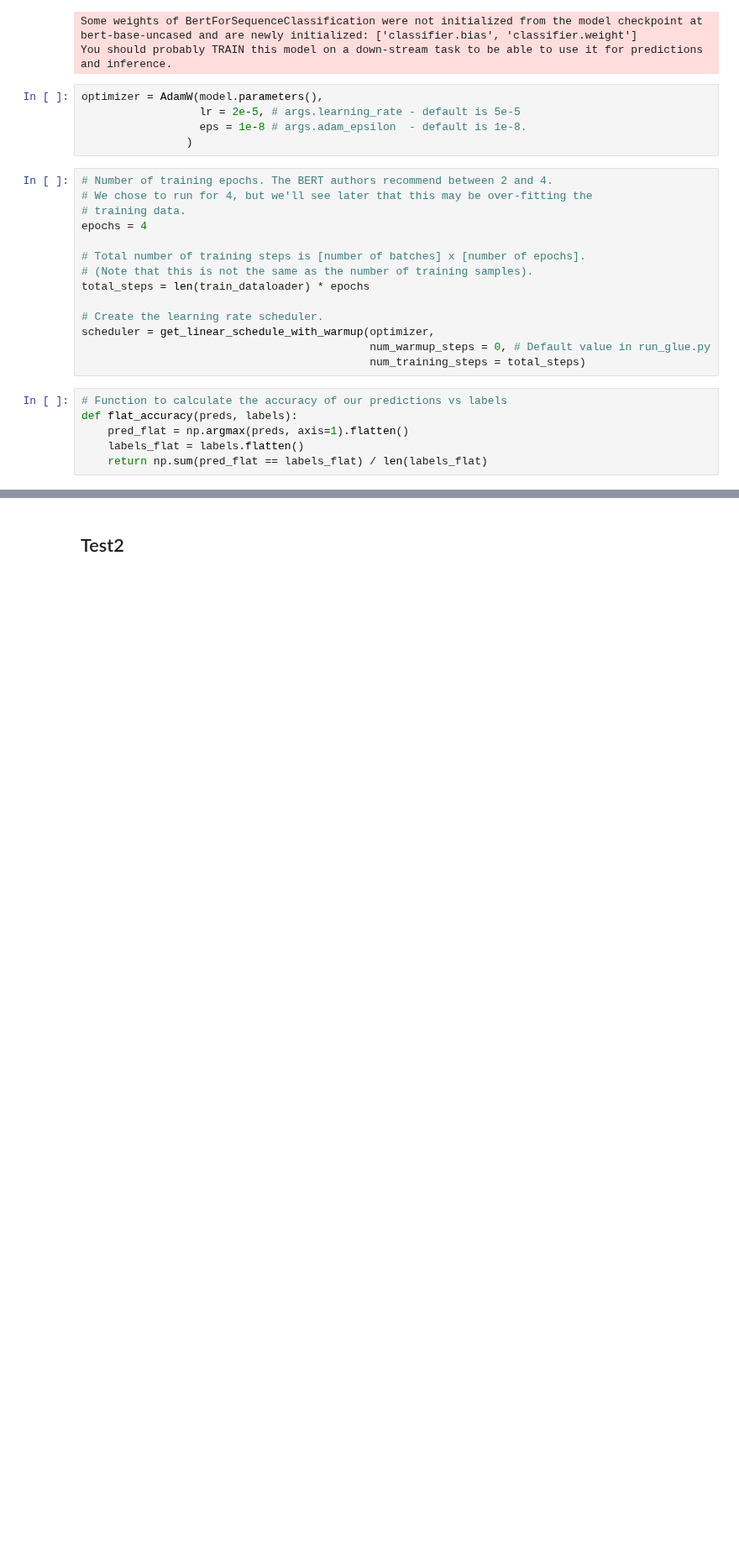
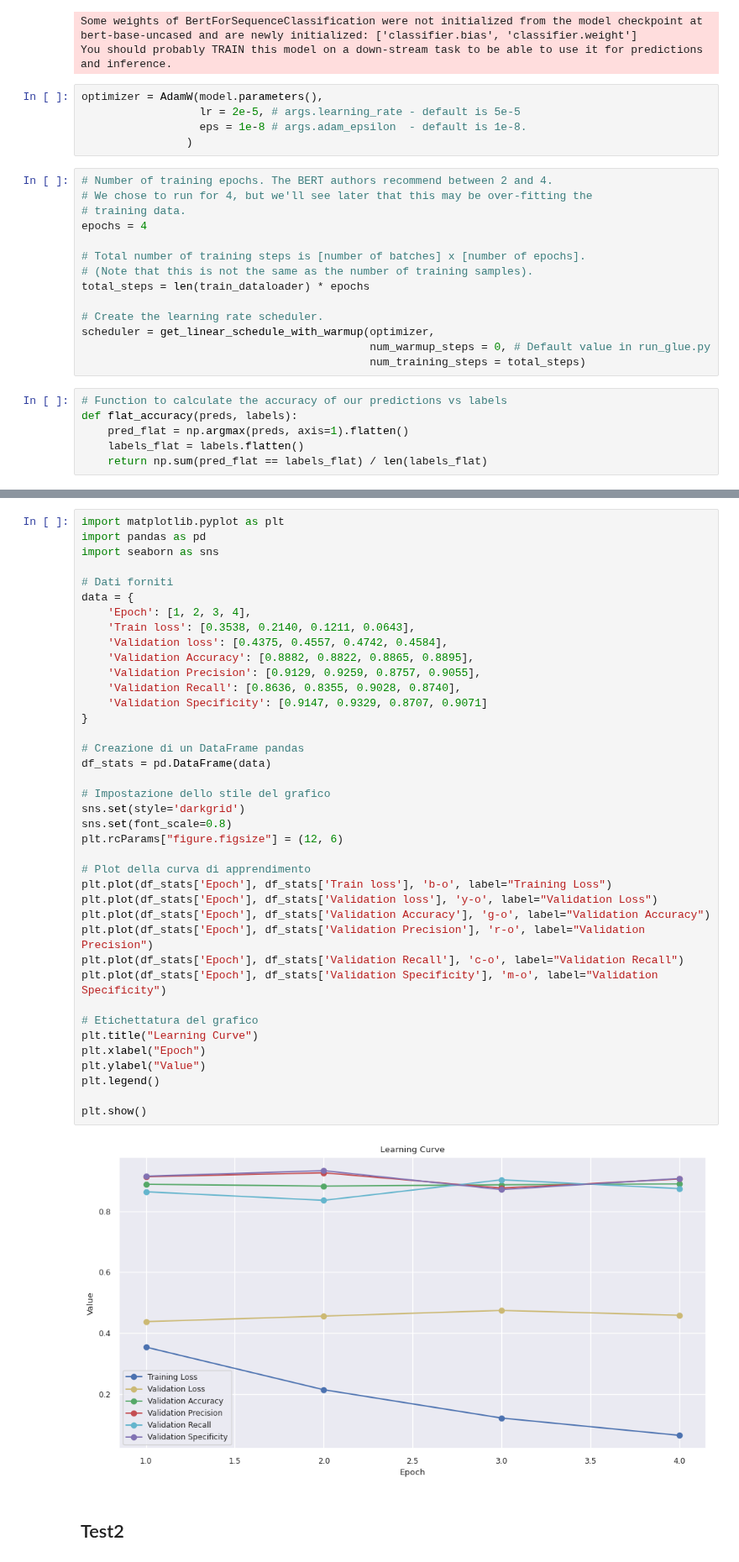
Before and after one commit to MikDR/DataScience-Python, a Jupyter notebook: b/codice.ipynb, the cells around one changed output, grey strips where cells are left out. Shown at 84% size. Drawn from its saved outputs; the diff is of its cells as text; blank space fills up the shorter version.

```diff
--- a/b/codice.ipynb
+++ b/b/codice.ipynb
@@ -558,3 +576,44 @@ for _ in trange(epochs, desc = 'Epoch'):
+# %%
+import matplotlib.pyplot as plt
+import pandas as pd
+import seaborn as sns
+
+# Dati forniti
+data = {
+    'Epoch': [1, 2, 3, 4],
+    'Train loss': [0.3538, 0.2140, 0.1211, 0.0643],
+    'Validation loss': [0.4375, 0.4557, 0.4742, 0.4584],
+    'Validation Accuracy': [0.8882, 0.8822, 0.8865, 0.8895],
+    'Validation Precision': [0.9129, 0.9259, 0.8757, 0.9055],
+    'Validation Recall': [0.8636, 0.8355, 0.9028, 0.8740],
+    'Validation Specificity': [0.9147, 0.9329, 0.8707, 0.9071]
+}
+
+# Creazione di un DataFrame pandas
+df_stats = pd.DataFrame(data)
+
+# Impostazione dello stile del grafico
+sns.set(style='darkgrid')
+sns.set(font_scale=0.8)
+plt.rcParams["figure.figsize"] = (12, 6)
+
+# Plot della curva di apprendimento
+plt.plot(df_stats['Epoch'], df_stats['Train loss'], 'b-o', label="Training Loss")
+plt.plot(df_stats['Epoch'], df_stats['Validation loss'], 'y-o', label="Validation Loss")
+plt.plot(df_stats['Epoch'], df_stats['Validation Accuracy'], 'g-o', label="Validation Accuracy")
+plt.plot(df_stats['Epoch'], df_stats['Validation Precision'], 'r-o', label="Validation Precision")
+plt.plot(df_stats['Epoch'], df_stats['Validation Recall'], 'c-o', label="Validation Recall")
+plt.plot(df_stats['Epoch'], df_stats['Validation Specificity'], 'm-o', label="Validation Specificity")
+
+# Etichettatura del grafico
+plt.title("Learning Curve")
+plt.xlabel("Epoch")
+plt.ylabel("Value")
+plt.legend()
+
+plt.show()
+# %% [output]
+[figure, added]
 # %% [markdown]
 ## Test2
 # %%
```
Also changed, not shown: parts of 7 cells of this notebook.
